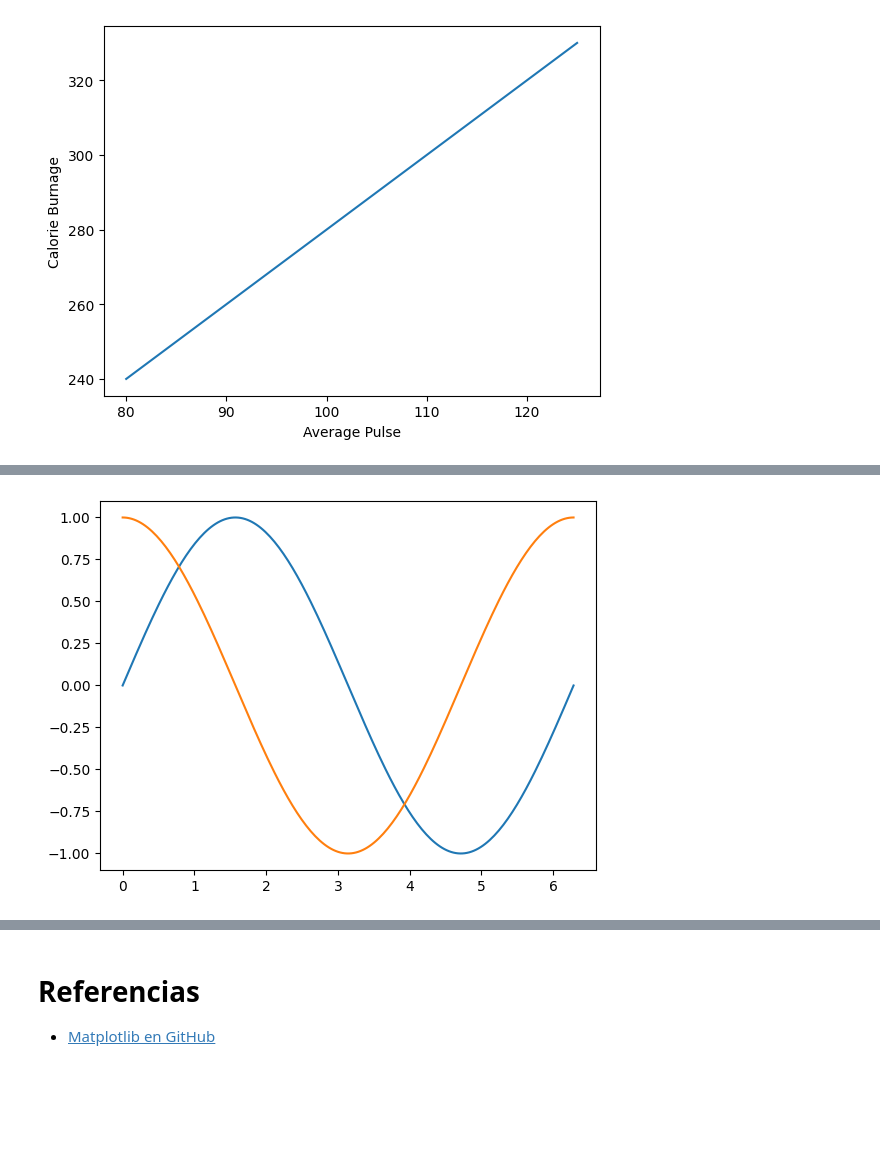
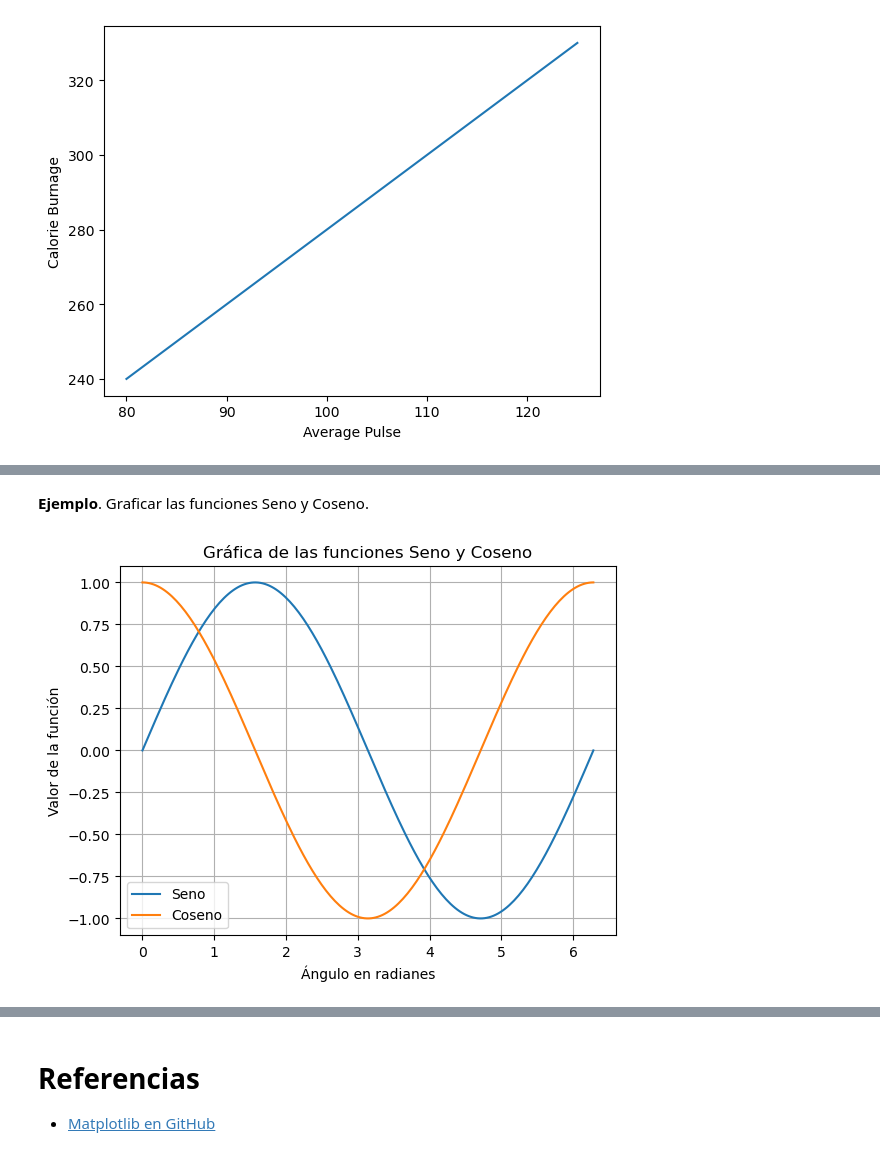
Before and after one commit to hselley/ProgramacionAvanzada, a Jupyter notebook: Contenido/10.Matplotlib.ipynb, the cells around one changed output, grey strips where cells are left out. Saved outputs shown, nothing was run; the diff lists cells and outputs as text; code cells hidden in the pictures; blank space fills up the shorter version.

```diff
--- a/Contenido/10.Matplotlib.ipynb
+++ b/Contenido/10.Matplotlib.ipynb
@@ -459,15 +1142,23 @@ https://www.w3schools.com/python/matplotlib_labels.asp
+# %% [markdown]
+**Ejemplo**. Graficar las funciones Seno y Coseno.
 # %%
 import matplotlib.pyplot as plt
 import numpy as np
 import matplotlib
 
 x = np.linspace(0, 2 * np.pi, 200)
 y1 = np.sin(x)
 y2 = np.cos(x)
 
-fig, ax = plt.subplots()
-ax.plot(x, y1)
-ax.plot(x, y2)
+plt.plot(x, y1, label="Seno")
+plt.plot(x, y2, label="Coseno")
+
+plt.legend()
+plt.grid()
+plt.title('Gráfica de las funciones Seno y Coseno')
+plt.xlabel('Ángulo en radianes')
+plt.ylabel('Valor de la función')
+
 plt.show()
 # %% [output]
-[figure, old version]
+[figure, new version]
```
Also changed, not shown: parts of 60 cells of this notebook, 5 other files.
